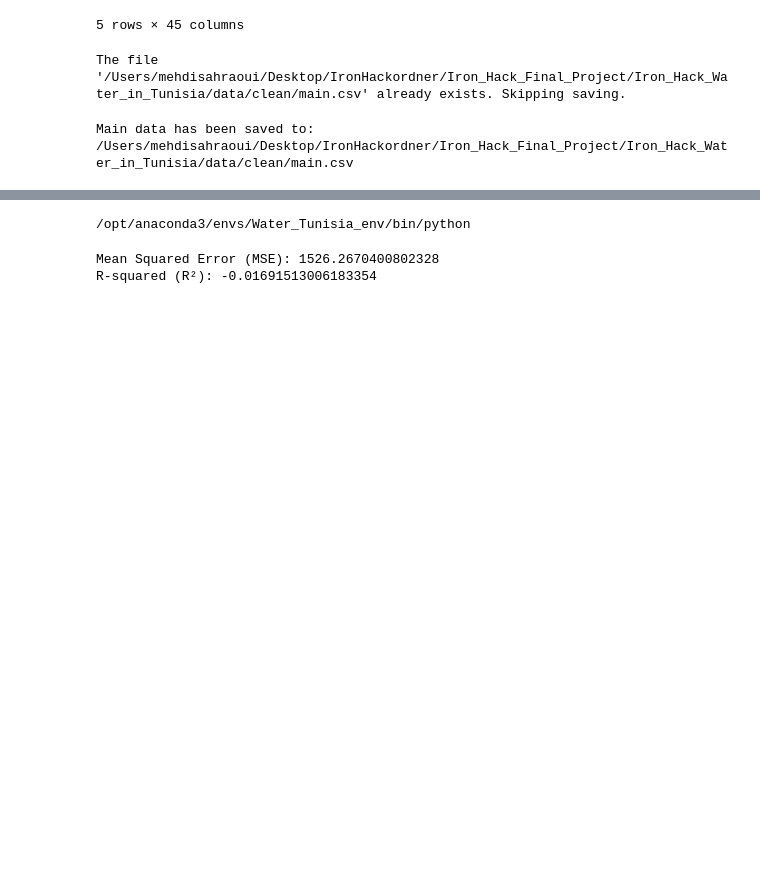
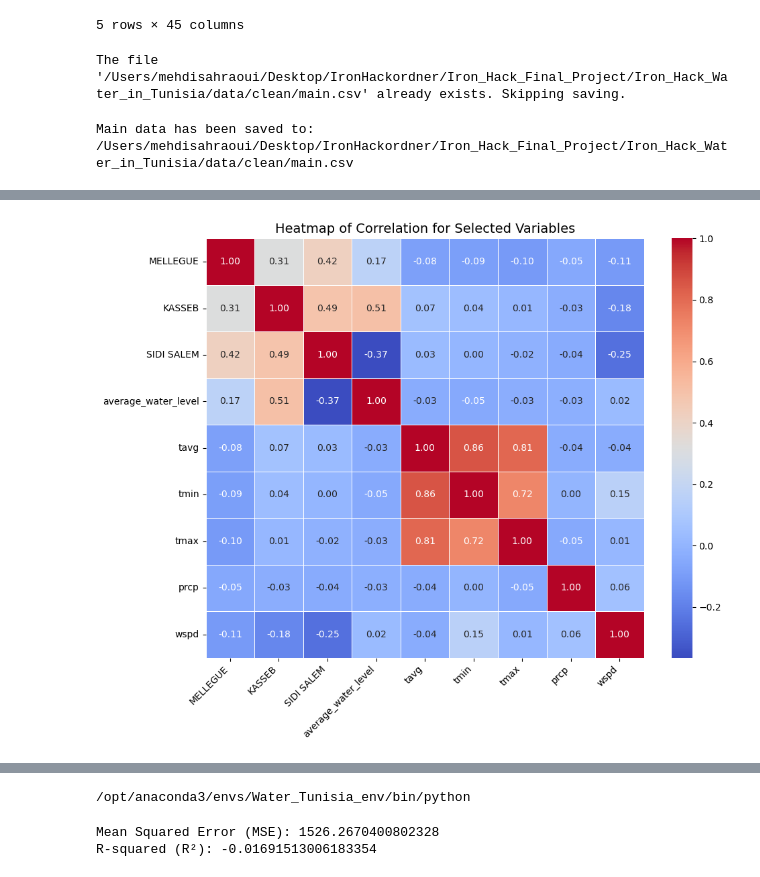
Before and after one commit to Futuroent/Iron_Hack_Water_in_Tunisia, a Jupyter notebook: notebooks/Water_Tunisia_notebook.ipynb, the cells around one changed output, grey strips where cells are left out. Cells and saved outputs as stored; diff of their text form; code cells hidden in the pictures; blank space fills up the shorter version.

```diff
--- a/notebooks/Water_Tunisia_notebook.ipynb
+++ b/notebooks/Water_Tunisia_notebook.ipynb
@@ -383,0 +412,9 @@ plt.show()
+# %%
+# Convert the date column to datetime format if it's not already
+df_main['date'] = pd.to_datetime(df_main['date'])
+
+# Create a new column that categorizes the data into the first six months or the last six months
+df_main['half_of_year'] = df_main['date'].dt.month.apply(lambda x: 'First Half' if x <= 6 else 'Second Half')
+
+# Verify the new column
+df_main[['date', 'half_of_year']].head()
@@ -383,0 +428,20 @@ plt.show()
+# %%
+import matplotlib.pyplot as plt
+import seaborn as sns
+
+# Select a subset of columns for the correlation matrix (focusing on relevant features)
+columns_of_interest = ['MELLEGUE', 'KASSEB', 'SIDI SALEM', 'average_water_level', 'tavg', 'tmin', 'tmax', 'prcp', 'wspd']
+
+# Calculate the correlation matrix for the selected columns
+subset_corr_matrix = df_main[columns_of_interest].corr()
+
+# Plot the heatmap with a larger figure size and adjusted font size for better readability
+plt.figure(figsize=(10, 8))
+sns.heatmap(subset_corr_matrix, annot=True, cmap='coolwarm', linewidths=0.5, fmt=".2f", annot_kws={"size": 10})
+plt.xticks(rotation=45, ha='right', fontsize=10)
+plt.yticks(fontsize=10)
+plt.title('Heatmap of Correlation for Selected Variables', fontsize=14)
+plt.tight_layout()  # To ensure everything fits
+plt.show()
+# %% [output]
+[figure, added]
```
Also changed, not shown: parts of 44 cells of this notebook, 5 other files.
